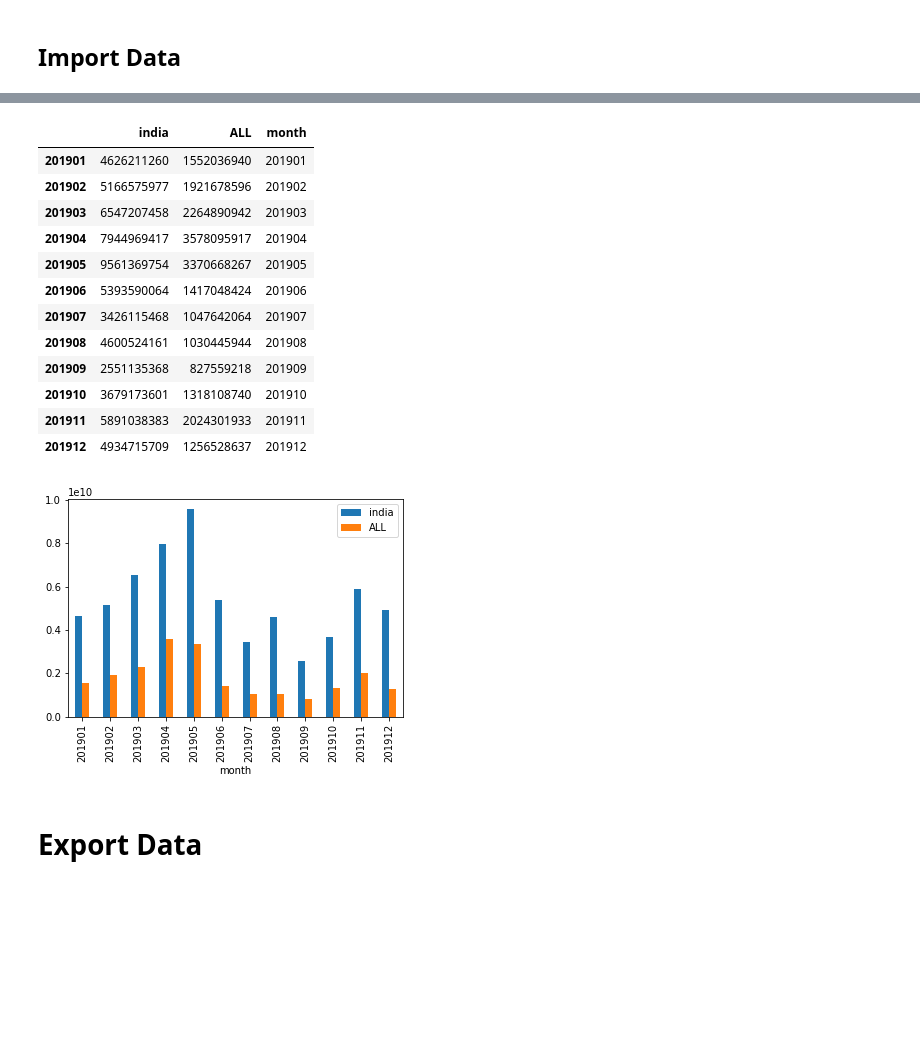
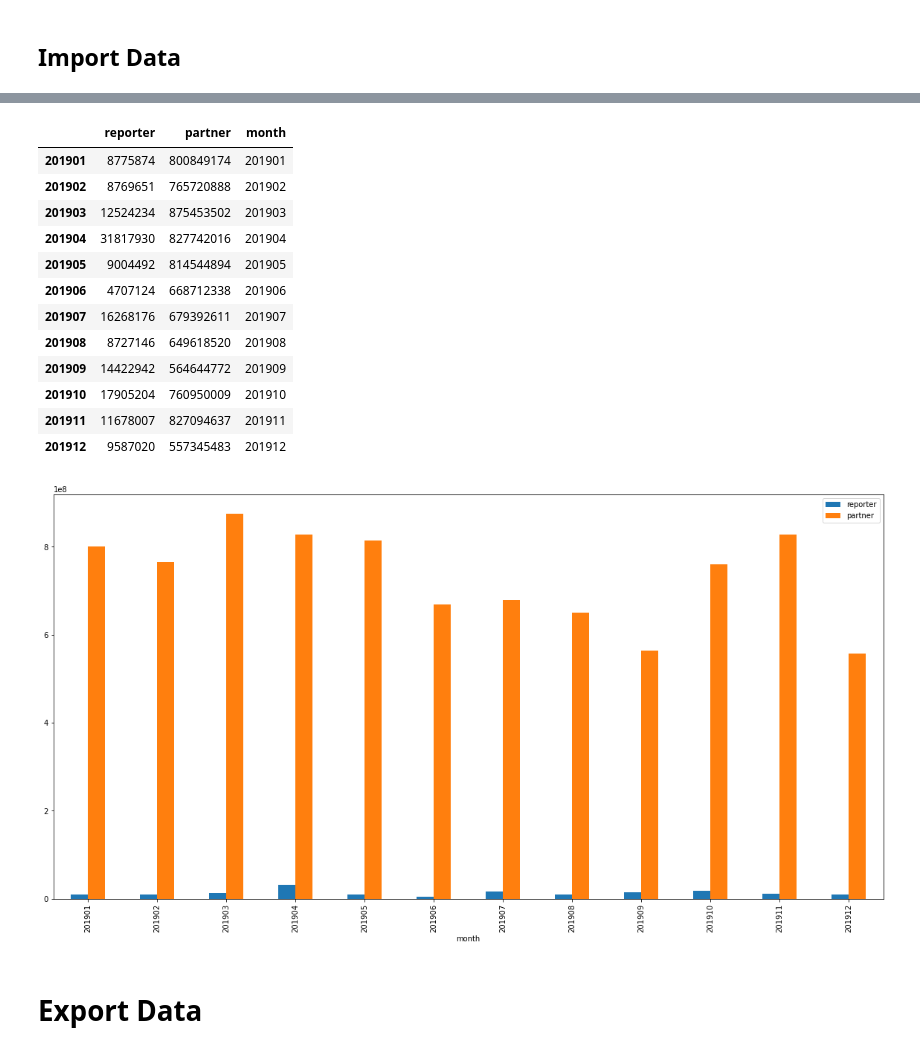
Before and after one commit to kmaneesh/tta, a Jupyter notebook: notebook/commodity/compare.ipynb, the cells around one changed output, grey strips where cells are left out. Drawn from its saved outputs; the diff is of its cells as text; code cells hidden in the pictures; blank space fills up the shorter version.

Commit message:
Updated commodity comparison across the month

```diff
--- a/notebook/commodity/compare.ipynb
+++ b/notebook/commodity/compare.ipynb
@@ -9,7 +35,8 @@ ROOT_DIR = '/home/jovyan/tta'
 import pandas as pd
 import matplotlib.pyplot as plt
 pd.set_option('display.max_rows', 5000)
+plt.rcParams['figure.figsize'] = [20, 10]
 
-from comtrade.api import Api
-api = Api()
+from comtrade.analysis import Analysis
+tta = Analysis()
 # %% [markdown]
@@ -17,8 +43,0 @@ api = Api()
-# %%
-# Code for india as reporter and partner
-india = 699
-# Trade regime
-# [{'id': '1', 'text': 'Import'}, {'id': '2', 'text': 'Export'},
-# {'id': '3', 'text': 're-Export'}, {'id': '4', 'text': 're-Import'}]
-# Chapter
-cc = 7108
@@ -32,6 +52,6 @@ print(status)
 # %% [markdown]
 ## Import Data
 # %%
-in_imp = api.get_month_data(india, 'ALL', 1, 2019, cc)
-all_exp = api.get_month_data('ALL', india, 2, 2019, cc)
+rp_imp = tta.api.get_month_data(reporter, partner, 1, period, cc)
+pt_exp = tta.api.get_month_data(partner, reporter, 2, period, cc)
 # %% [output]
@@ -55,28 +75,28 @@ all_exp = api.get_month_data('ALL', india, 2, 2019, cc)
 # %%
-df = pd.DataFrame.from_dict([in_imp, all_exp])
-df.index = ['india', 'ALL']
+df = pd.DataFrame.from_dict([rp_imp, pt_exp])
+df.index = ['reporter', 'partner']
 df = df.T
 df['month'] = df.index
 df
 # %% [output]
-|  | india | ALL | month |
-| 201901 | 4626211260 | 1552036940 | 201901 |
-| 201902 | 5166575977 | 1921678596 | 201902 |
-| 201903 | 6547207458 | 2264890942 | 201903 |
-| 201904 | 7944969417 | 3578095917 | 201904 |
-| 201905 | 9561369754 | 3370668267 | 201905 |
-| 201906 | 5393590064 | 1417048424 | 201906 |
-| 201907 | 3426115468 | 1047642064 | 201907 |
-| 201908 | 4600524161 | 1030445944 | 201908 |
-| 201909 | 2551135368 | 827559218 | 201909 |
-| 201910 | 3679173601 | 1318108740 | 201910 |
-| 201911 | 5891038383 | 2024301933 | 201911 |
-| 201912 | 4934715709 | 1256528637 | 201912 |
+|  | reporter | partner | month |
+| 201901 | 8775874 | 800849174 | 201901 |
+| 201902 | 8769651 | 765720888 | 201902 |
+| 201903 | 12524234 | 875453502 | 201903 |
+| 201904 | 31817930 | 827742016 | 201904 |
+| 201905 | 9004492 | 814544894 | 201905 |
+| 201906 | 4707124 | 668712338 | 201906 |
+| 201907 | 16268176 | 679392611 | 201907 |
+| 201908 | 8727146 | 649618520 | 201908 |
+| 201909 | 14422942 | 564644772 | 201909 |
+| 201910 | 17905204 | 760950009 | 201910 |
+| 201911 | 11678007 | 827094637 | 201911 |
+| 201912 | 9587020 | 557345483 | 201912 |
 # %%
-df.plot(kind='bar', y=['india','ALL'], x='month')
+df.plot(kind='bar', y=['reporter','partner'], x='month')
 plt.show()
 # %% [output]
-[figure, old version]
+[figure, new version]
 # %% [markdown]
 # Export Data
 # %%
```
Also changed, not shown: parts of 9 cells of this notebook.
